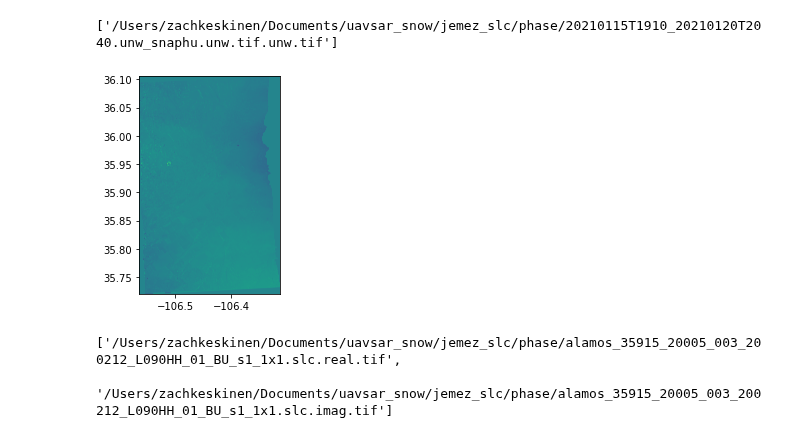
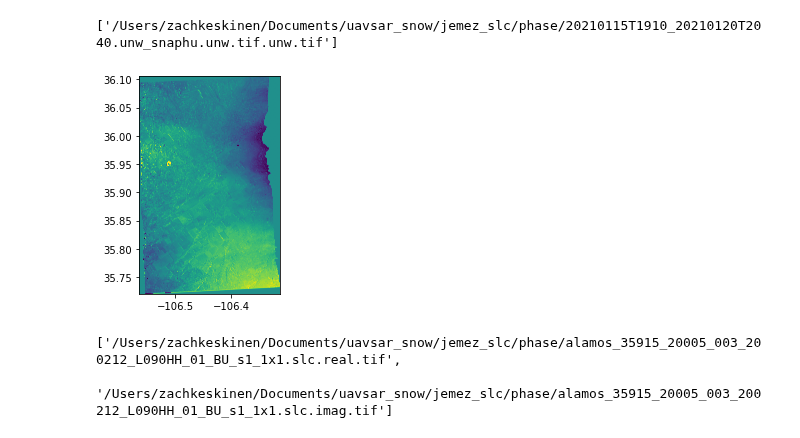
Before and after one commit to SnowEx/uavsar_snow, a Jupyter notebook: geolocate/geolocate_test.ipynb, the cells around one changed output. Drawn from its saved outputs; the diff is of its cells as text; code cells hidden in the pictures.

```diff
--- a/geolocate/geolocate_test.ipynb
+++ b/geolocate/geolocate_test.ipynb
@@ -33,10 +33,10 @@ llh_fp = '/Users/zachkeskinen/Documents/uavsar_snow/jemez_slc/alamos_35915_01_BU
 # %%
 import rasterio as rio
 from rasterio.plot import show
 with rio.open('/Users/zachkeskinen/Documents/uavsar_snow/jemez_slc/phase/20210115T1910_20210120T2040.unw_snaphu.unw.tif.unw.tif') as src:
-    show(src)
+    show(src, vmin = -3, vmax = 3)
 # %% [output]
-[figure, old version]
+[figure, new version]
 # %%
 geolocate_uavsar(in_fp = '/Users/zachkeskinen/Documents/uavsar_snow/jemez_slc/phase/alamos_35915_20005_003_200212_L090HH_01_BU_s1_1x1.slc',
 ann_fp = '/Users/zachkeskinen/Documents/uavsar_snow/jemez_slc/alamos_35915_20005_003_200212_L090HH_01_BU.ann',
```
Also changed, not shown: 1 other file.
